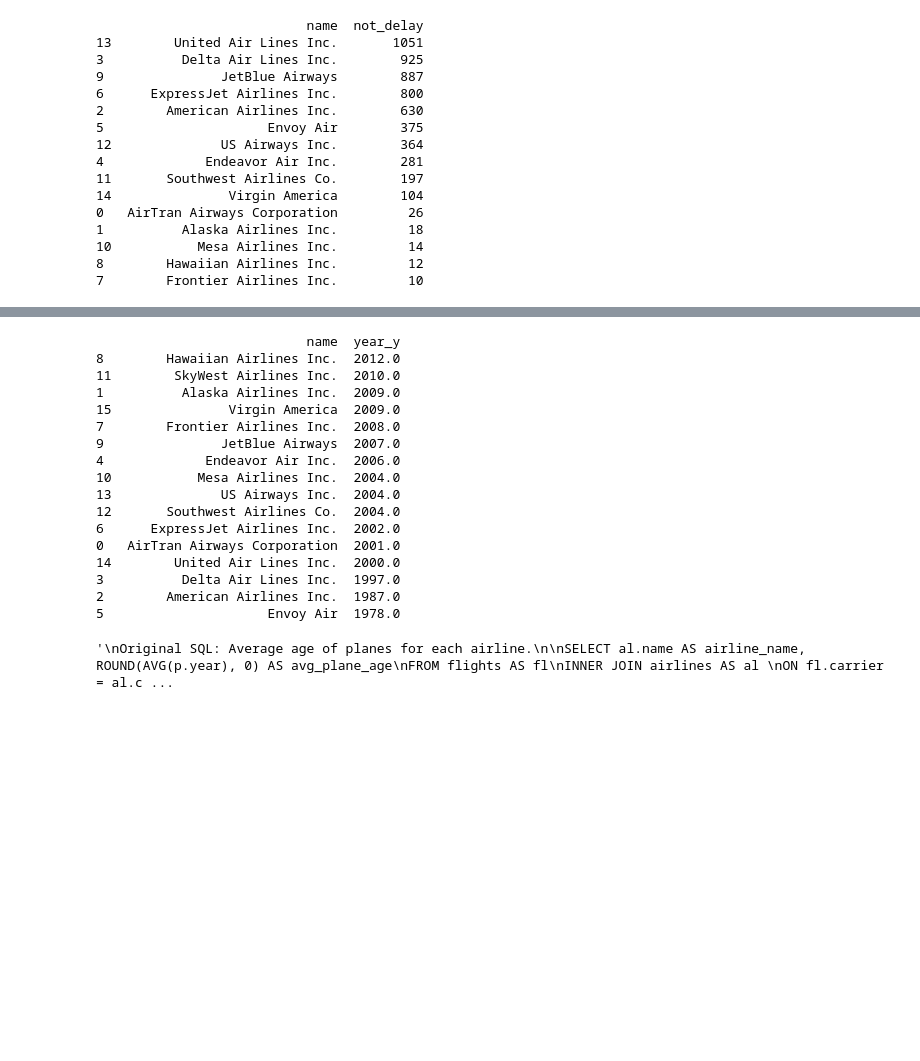
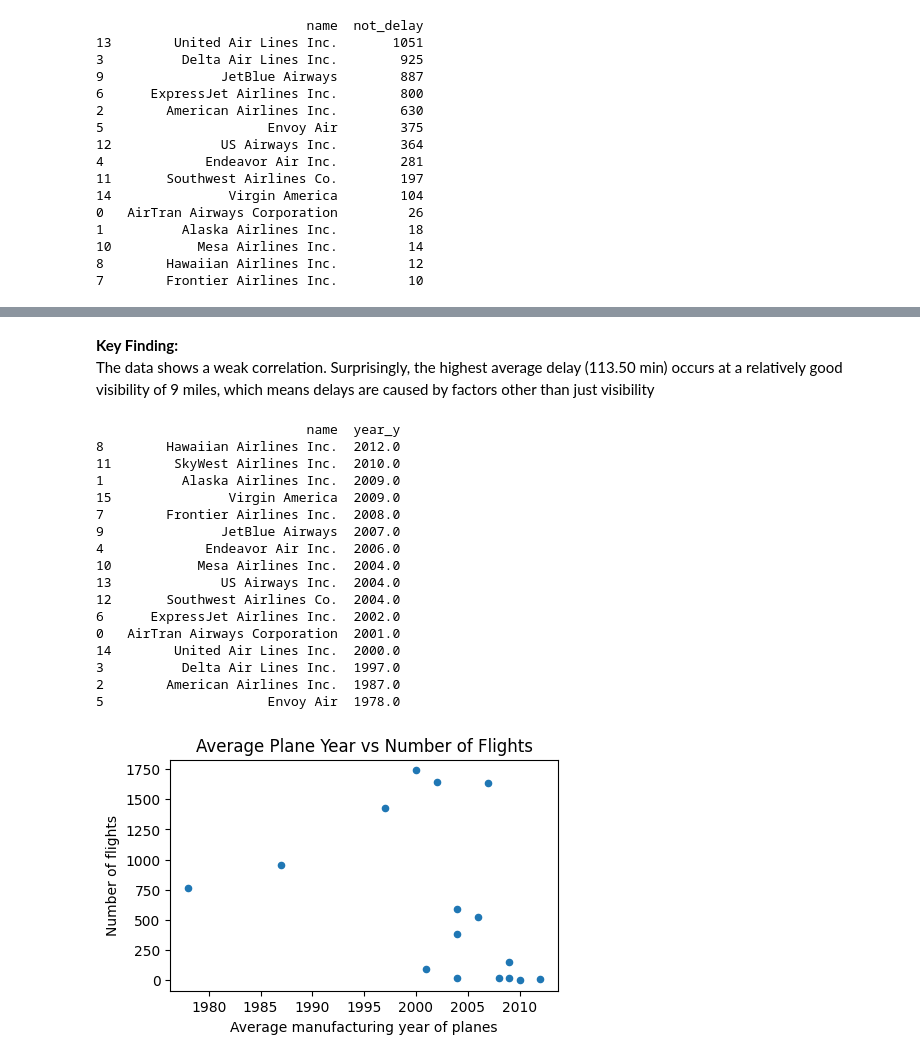
Before and after one commit to AliaksandrTrasko/joining_python_flights, a Jupyter notebook: code/01_basic_joins.ipynb, the cells around one changed output, grey strips where cells are left out. Cells and saved outputs as stored; diff of their text form; code cells hidden in the pictures; blank space fills up the shorter version.

```diff
--- a/code/01_basic_joins.ipynb
+++ b/code/01_basic_joins.ipynb
@@ -168,34 +192,60 @@ print(result)
+# %% [markdown]
+**Key Finding:**
+The data shows a weak correlation. Surprisingly, the highest average delay (113.50 min) occurs at a relatively good visibility of 9 miles, which means delays are caused by factors other than just visibility
 # %%
 # Average age of planes for each airline
 
 flights_with_airlines = flights_df.merge(airlines_df, on='carrier')
 flights_per_company = flights_with_airlines.merge(planes_df, on='tailnum')
-result = (
+avg_age = (
     flights_per_company
     .groupby('name')['year_y']  # 'year_y' is used as the manufacturing year of the plane.
     .mean()                     # The flights_df also has a 'year' column for the flight's year.
     .round(0)                   # Rounds the average year.
     .reset_index()
     .sort_values('year_y', ascending=False)
 )
 
-print(result)
+all_flights = airlines_df.merge(flights_df, on='carrier')
+
+# Series without column name
+all_flights = (
+    all_flights
+    .groupby('name')
+    .size()
+    .reset_index(name='num_flights')    # converts Series to DataFrame and names the column
+    .sort_values('num_flights', ascending=False)
+)
+
+combined = avg_age.merge(all_flights, on='name', how='inner')
+
+combined.plot.scatter(
+    x='year_y',
+    y='num_flights',
+    title='Average Plane Year vs Number of Flights',
+    xlabel='Average manufacturing year of planes',
+    ylabel='Number of flights',
+    figsize=(5, 3)
+)
+
+
+print(avg_age)
 # %% [output]
                            name  year_y
 8        Hawaiian Airlines Inc.  2012.0
 11        SkyWest Airlines Inc.  2010.0
 1          Alaska Airlines Inc.  2009.0
 15               Virgin America  2009.0
 7        Frontier Airlines Inc.  2008.0
 9               JetBlue Airways  2007.0
 4             Endeavor Air Inc.  2006.0
 10           Mesa Airlines Inc.  2004.0
 13              US Airways Inc.  2004.0
 12       Southwest Airlines Co.  2004.0
 6      ExpressJet Airlines Inc.  2002.0
 0   AirTran Airways Corporation  2001.0
 14        United Air Lines Inc.  2000.0
 3          Delta Air Lines Inc.  1997.0
 2        American Airlines Inc.  1987.0
 5                     Envoy Air  1978.0
-'\nOriginal SQL: Average age of planes for each airline.\n\nSELECT al.name AS airline_name, ROUND(AVG(p.year), 0) AS avg_plane_age\nFROM flights AS fl\nINNER JOIN airlines AS al \nON fl.carrier = al.c ...
+[figure, added]
```
Also changed, not shown: parts of 8 cells of this notebook, 1 other file.
